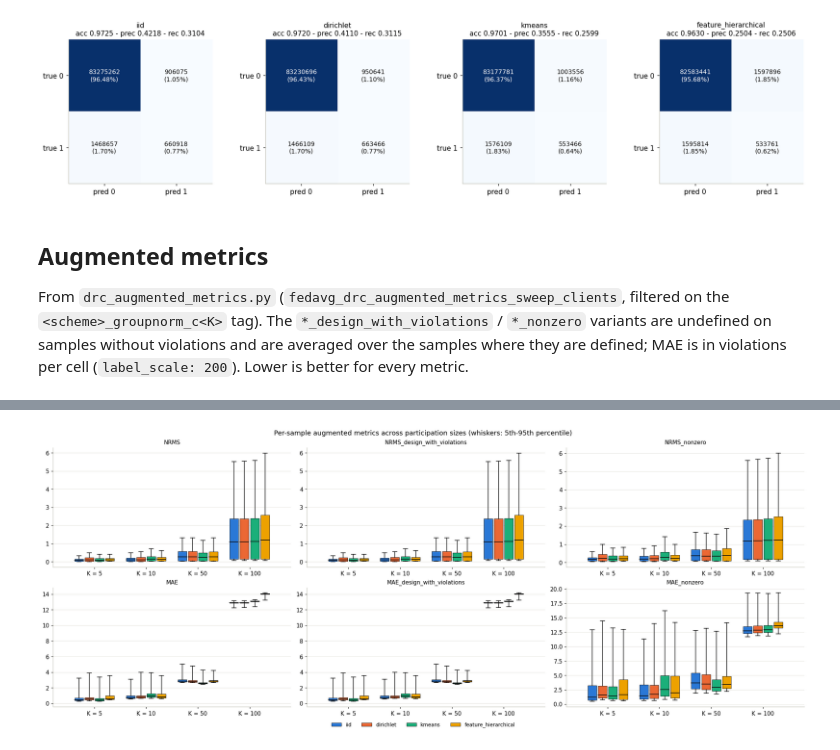
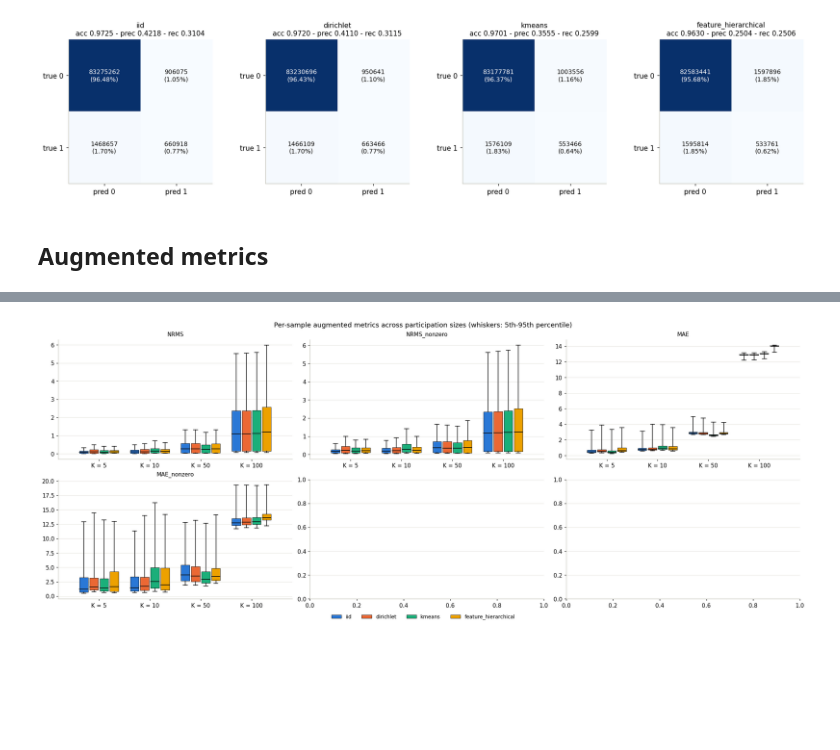
Before and after one commit to beppSpedicato/FedCircuitNet, a Jupyter notebook: show_sweep_clients_result.ipynb, the cells around one changed output, grey strips where cells are left out. Drawn from its saved outputs; the diff is of its cells as text; code cells hidden in the pictures; blank space fills up the shorter version.

```diff
--- a/show_sweep_clients_result.ipynb
+++ b/show_sweep_clients_result.ipynb
@@ -496,22 +414,0 @@ if not partition_df.empty:
-# %%
-# Cross-size comparison of the partition statistics.
-if not partition_df.empty:
-    panels = [
-        ('mean JS (design, clock, util)', 'mean JS vs global (bits)'),
-        ('size CV', 'client-size CV'),
-        ('clients < E*B', 'clients below E*B (share)'),
-    ]
-    fig, axes = plt.subplots(1, len(panels), figsize=(4.6 * len(panels), 3.6), constrained_layout=True)
-    for ax, (col, title) in zip(axes, panels):
-        for scheme in SCHEMES:
-            if scheme not in partition_df.index.get_level_values('scheme'):
-                continue
-            sub = partition_df.xs(scheme, level='scheme')
-            y = sub[col] / sub['clients'] if col == 'clients < E*B' else sub[col]
-            ax.plot(sub.index, y, color=SCHEME_COLOR[scheme], marker=SCHEME_MARKER[scheme], label=scheme)
-        ax.set_title(title)
-        log_k_axis(ax)
-    scheme_legend(axes[0])
-    fig.suptitle('Partition statistics across participation sizes')
-    plt.show()
-    plt.close(fig)
@@ -894,10 +781,6 @@ def plot_roc(ax, c, color, label):
     ax.plot(f, t, color=color, label=f"{label} (ROC-AUC={c['roc_auc']:.4f})")
 
 
-def plot_pr(ax, c, color, label):
-    ax.plot(c['recall'], c['precision'], color=color, label=f"{label} (PR-AUC={c['pr_auc']:.4f})")
-
-
 def finish(ax, kind, title):
     if kind == 'roc':
         ax.plot([0, MAX_FPR], [0, MAX_FPR], linestyle='--', color=MUTED, linewidth=1)
@@ -913,8 +796,7 @@ def finish(ax, kind, title):
     if ax.lines:
         ax.legend(fontsize=7, loc='center right' if kind == 'roc' else 'lower left')
 
-
-for kind, plot in (('roc', plot_roc), ('pr', plot_pr)):
+for kind, plot in [('roc', plot_roc)]:
     if not any(curves.values()):
         break
     # One panel per K, schemes overlaid.
@@ -993,11 +873,9 @@ for K in KS:
 [figure]
 # %% [markdown]
 ## Augmented metrics
-
-From `drc_augmented_metrics.py` (`fedavg_drc_augmented_metrics_sweep_clients`, filtered on the `<scheme>_groupnorm_c<K>` tag). The `*_design_with_violations` / `*_nonzero` variants are undefined on samples without violations and are averaged over the samples where they are defined; MAE is in violations per cell (`label_scale: 200`). Lower is better for every metric.
 # %%
-AUG_METRICS = ['NRMS', 'NRMS_design_with_violations', 'NRMS_nonzero',
-               'MAE', 'MAE_design_with_violations', 'MAE_nonzero']
+AUG_METRICS = ['NRMS', 'NRMS_nonzero',
+               'MAE', 'MAE_nonzero']
 
 aug_rows, aug_values = [], {}
 for scheme, K, run in ordered(aug_runs):
@@ -1043,3 +921,3 @@ if not aug_df.empty:
-[figure, old version]
+[figure, new version]
 # %% [markdown]
 ## Final aggregate results
```
Also changed, not shown: parts of 15 cells of this notebook.
